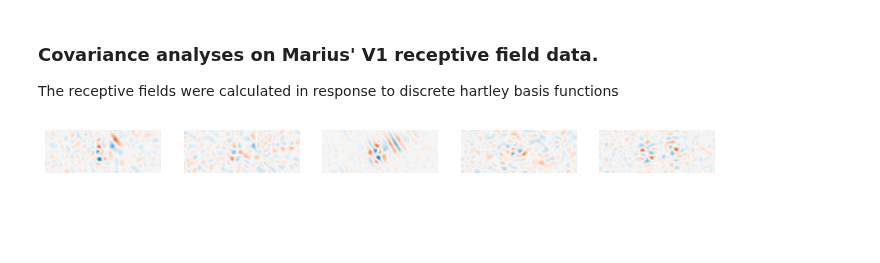
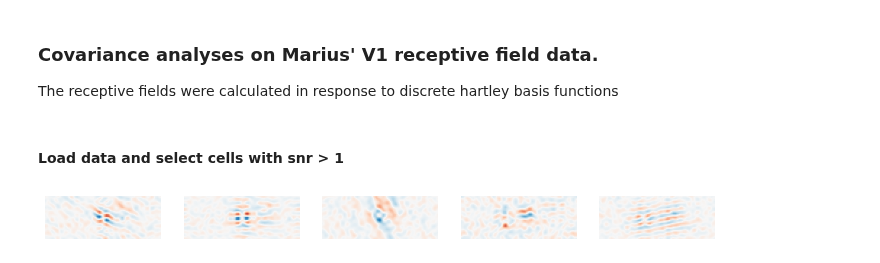
Before and after one commit to BruntonUWBio/structured-random-features, a Jupyter notebook: new_version/Marius_V1_DHT_cov_model.ipynb, the cells around one changed output. Saved outputs shown, nothing was run; the diff lists cells and outputs as text; code cells hidden in the pictures; blank space fills up the shorter version.

Commit message:
Analyzed Marius' white noise data

```diff
--- a/new_version/Marius_V1_DHT_cov_model.ipynb
+++ b/new_version/Marius_V1_DHT_cov_model.ipynb
@@ -65,14 +7,19 @@ def load_V1_Marius_DHT(data_dir = 'data/V1_data_Marius/', centered=True, normali
+# %% [markdown]
+#### Load data and select cells with snr > 1
 # %%
+from data_fns import load_V1_Marius_DHT
+
 data_dir = 'data/V1_data_Marius/'
 rf_data, snr = load_V1_Marius_DHT(data_dir, centered=True, normalized=True)
-rf = rf_data[snr > 0]
+rf = rf_data[snr > 1]
+num_cells = rf.shape[0]
 
 fig = plt.figure(figsize=(12, 5))
 for i in range(5):
     ax = fig.add_subplot(1, 5, i + 1)
     i = np.random.randint(len(rf))
     plt.imshow(rf[i].reshape(30, 80), cmap='RdBu')
     plt.clim(-10, 10)
     plt.axis('off')
 # %% [output]
-[figure, old version]
+[figure, new version]
```
Also changed, not shown: parts of 18 cells of this notebook, 4 other files.
